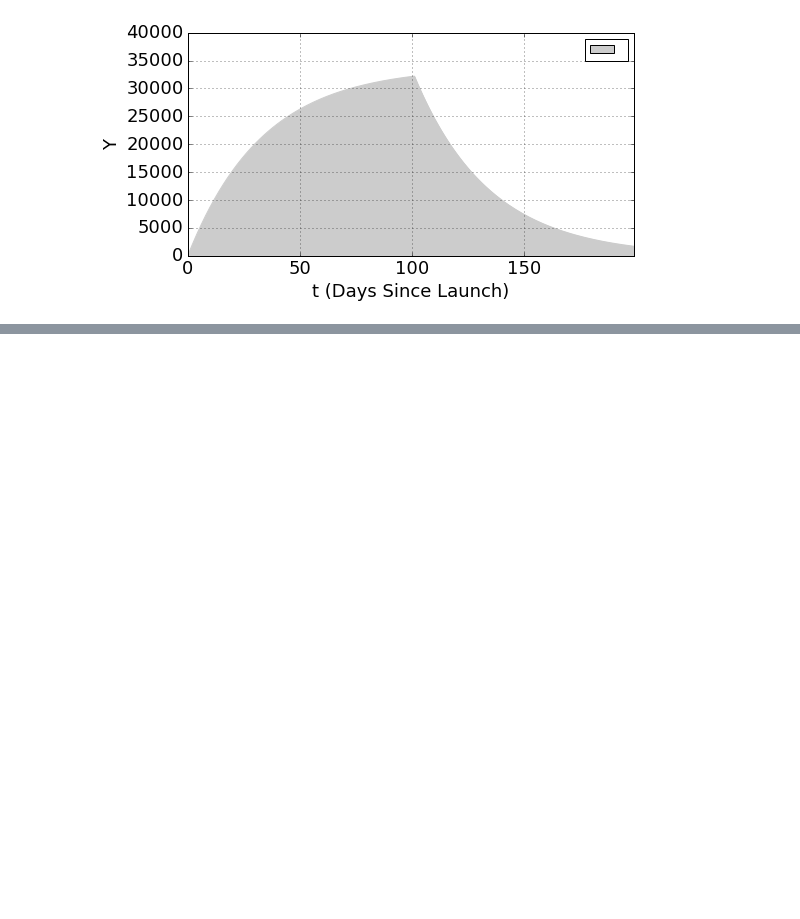
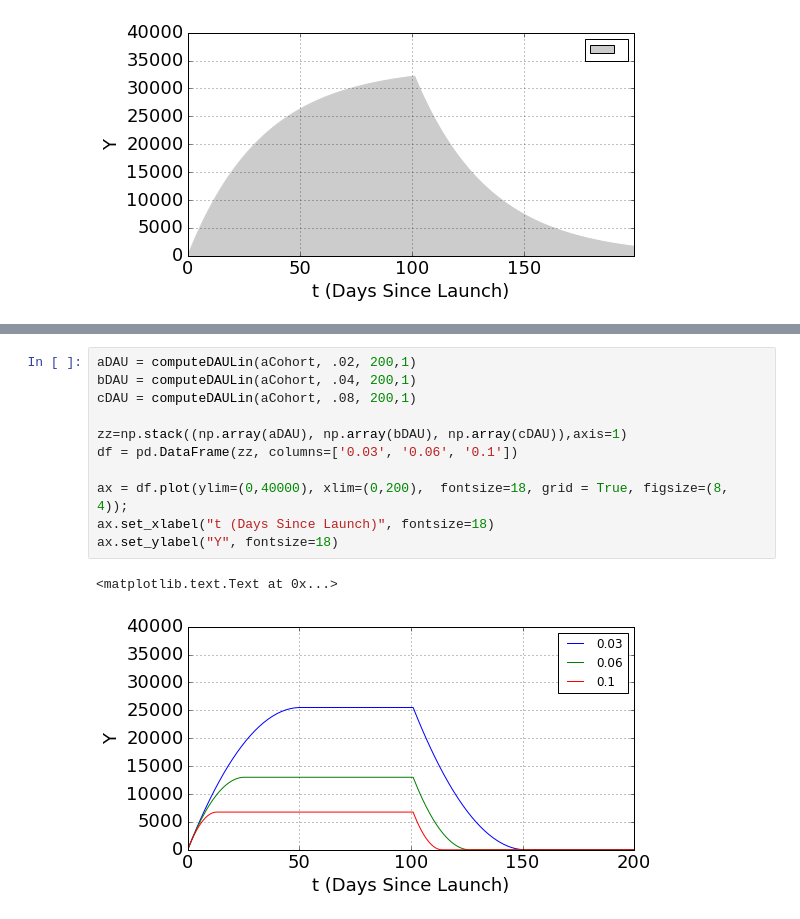
Before and after one commit to thevioletpiece/data_science_tools, a Jupyter notebook: Insight Demo.ipynb, the cells around one changed output, grey strips where cells are left out. Saved outputs shown, nothing was run; the diff lists cells and outputs as text; blank space fills up the shorter version.

```diff
--- a/Insight Demo.ipynb
+++ b/Insight Demo.ipynb
@@ -119,0 +151,14 @@ ax.set_ylabel("Y", fontsize=18)
+# %%
+aDAU = computeDAULin(aCohort, .02, 200,1)
+bDAU = computeDAULin(aCohort, .04, 200,1)
+cDAU = computeDAULin(aCohort, .08, 200,1)
+
+zz=np.stack((np.array(aDAU), np.array(bDAU), np.array(cDAU)),axis=1)
+df = pd.DataFrame(zz, columns=['0.03', '0.06', '0.1'])
+
+ax = df.plot(ylim=(0,40000), xlim=(0,200),  fontsize=18, grid = True, figsize=(8, 4));
+ax.set_xlabel("t (Days Since Launch)", fontsize=18)
+ax.set_ylabel("Y", fontsize=18)
+# %% [output]
+<matplotlib.text.Text at 0x...>
+[figure, added]
```
Also changed, not shown: parts of 9 cells of this notebook.
